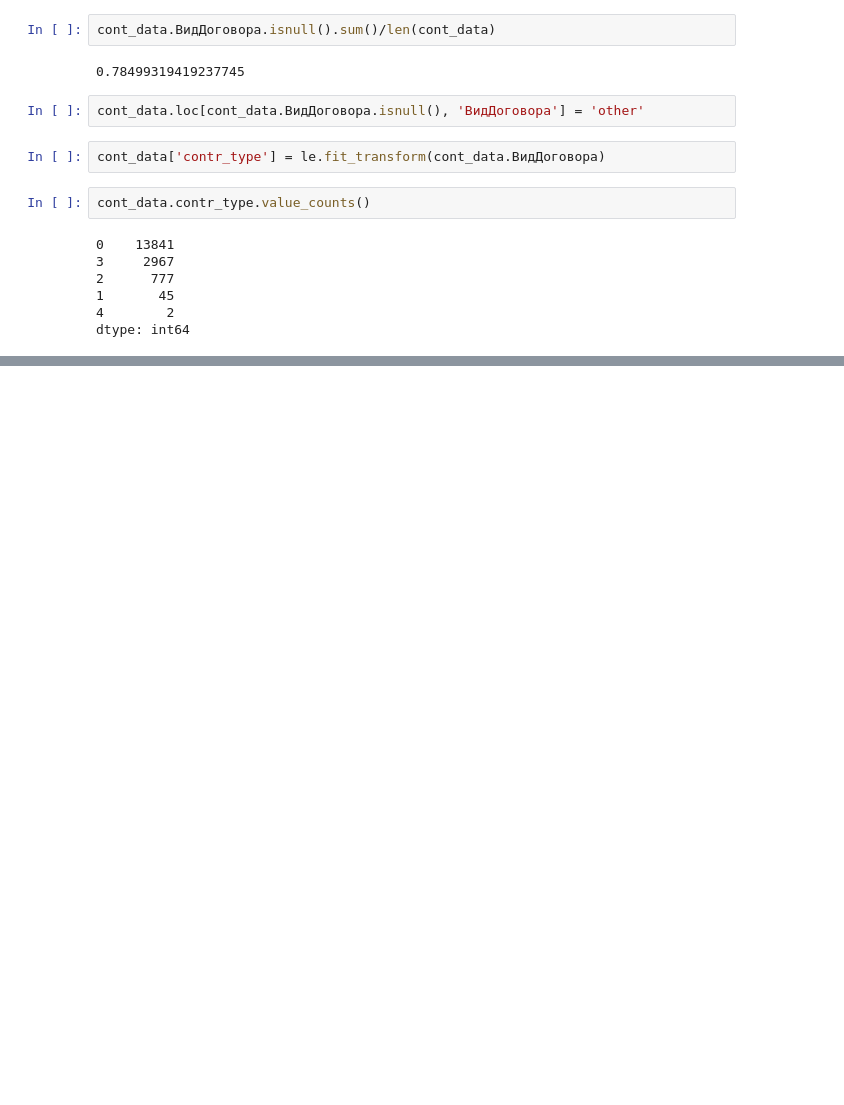
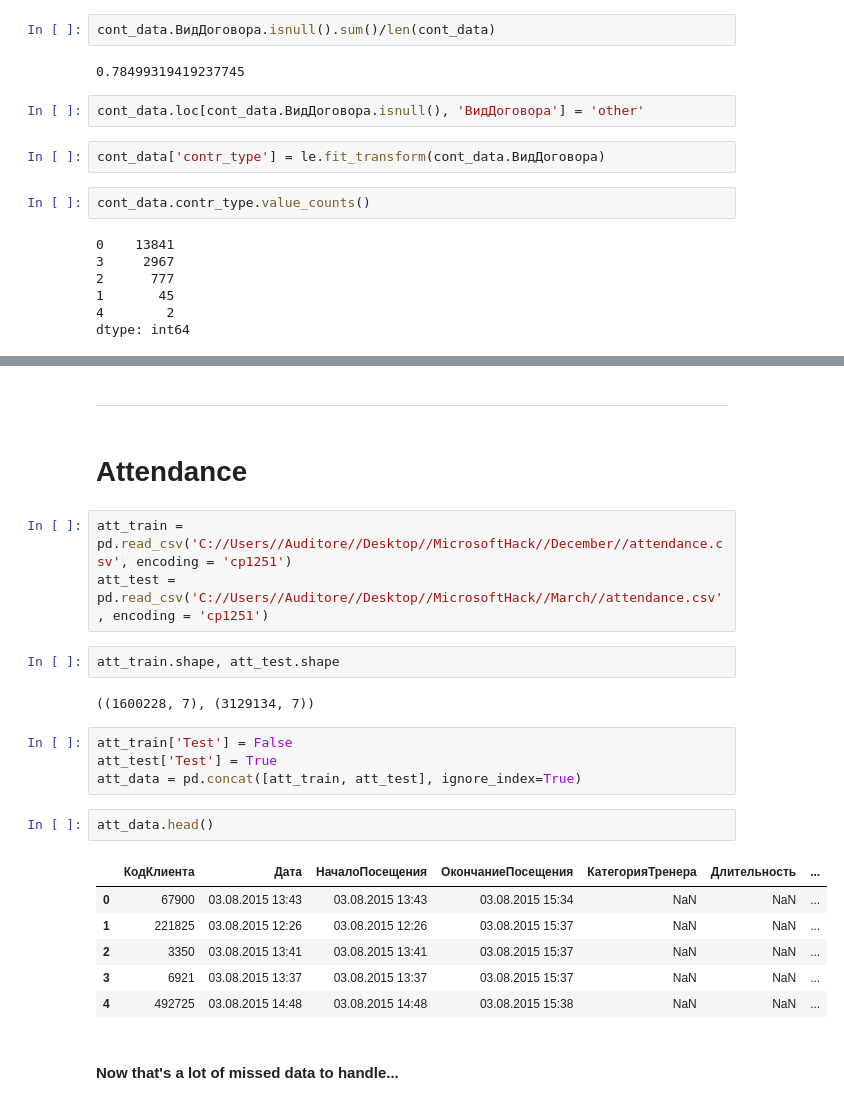
Before and after one commit to DmitrySerg/WorldClass, a Jupyter notebook: WorldClass_DataPrep.ipynb, the cells around one changed output, grey strips where cells are left out. Drawn from its saved outputs; the diff is of its cells as text; blank space fills up the shorter version.

```diff
--- a/WorldClass_DataPrep.ipynb
+++ b/WorldClass_DataPrep.ipynb
@@ -368,0 +394,26 @@ dtype: int64
+# %% [markdown]
+---
+# %% [markdown]
+# Attendance
+# %%
+att_train = pd.read_csv('C://Users//Auditore//Desktop//MicrosoftHack//December//attendance.csv', encoding = 'cp1251')
+att_test = pd.read_csv('C://Users//Auditore//Desktop//MicrosoftHack//March//attendance.csv', encoding = 'cp1251')
+# %%
+att_train.shape, att_test.shape
+# %% [output]
+((1600228, 7), (3129134, 7))
+# %%
+att_train['Test'] = False
+att_test['Test'] = True
+att_data = pd.concat([att_train, att_test], ignore_index=True)
+# %%
+att_data.head()
+# %% [output]
+|  | КодКлиента | Дата | НачалоПосещения | ОкончаниеПосещения | КатегорияТренера | Длительность | ... |
+| 0 | 67900 | 03.08.2015 13:43 | 03.08.2015 13:43 | 03.08.2015 15:34 | NaN | NaN | ... |
+| 1 | 221825 | 03.08.2015 12:26 | 03.08.2015 12:26 | 03.08.2015 15:37 | NaN | NaN | ... |
+| 2 | 3350 | 03.08.2015 13:41 | 03.08.2015 13:41 | 03.08.2015 15:37 | NaN | NaN | ... |
+| 3 | 6921 | 03.08.2015 13:37 | 03.08.2015 13:37 | 03.08.2015 15:37 | NaN | NaN | ... |
+| 4 | 492725 | 03.08.2015 14:48 | 03.08.2015 14:48 | 03.08.2015 15:38 | NaN | NaN | ... |
+# %% [markdown]
+#### Now that's a lot of missed data to handle...
```
Also changed, not shown: parts of 19 cells of this notebook.
